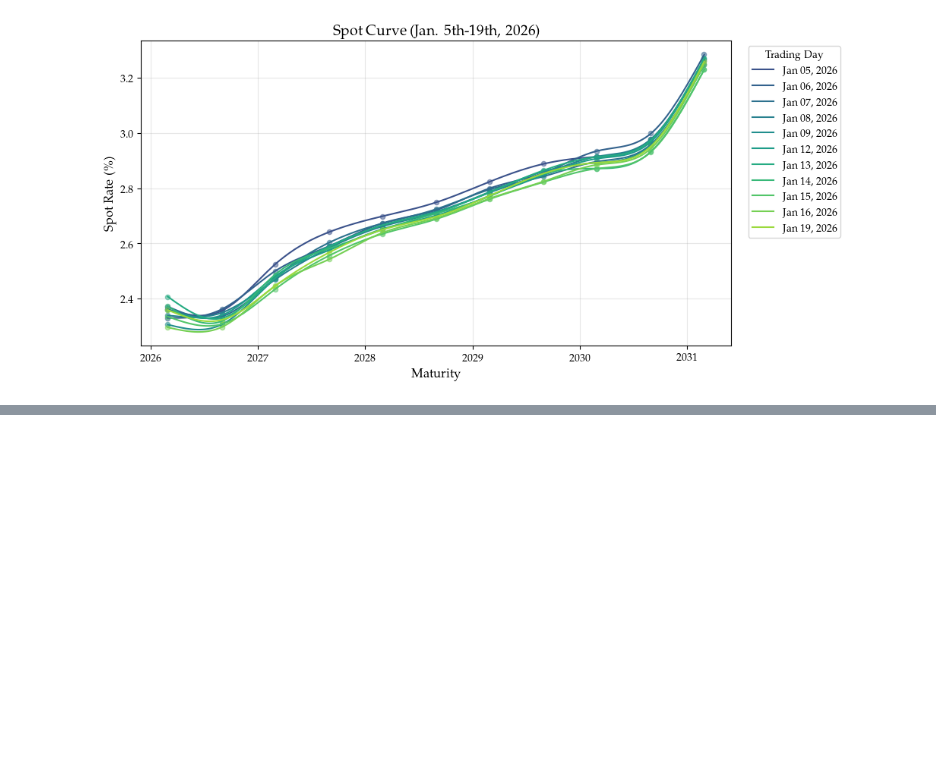
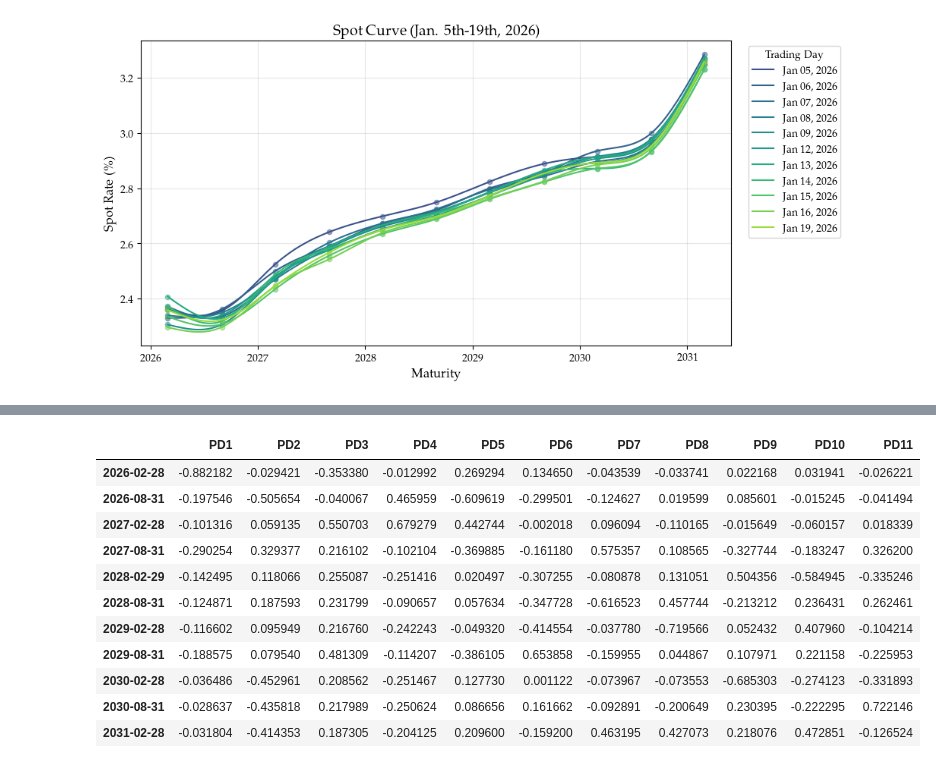
Before and after one commit to Mathewcater/MAT1856-A1, a Jupyter notebook: Assignment1.ipynb, the cells around one changed output, grey strips where cells are left out. Saved outputs shown, nothing was run; the diff lists cells and outputs as text; code cells hidden in the pictures; blank space fills up the shorter version.

```diff
--- a/Assignment1.ipynb
+++ b/Assignment1.ipynb
@@ -25,7 +27,7 @@ plt.rcParams.update({
 
 def residual(ytm, dirty_price, coupon_payment, face_value, terms_to_maturity):
 
-    """Calculate residual = dirty price - DCF(ytm)
+    """Calculate residual = Dirty price - DCF(ytm)
 
     Args:
         ytm (float): Yield to maturity as a decimal.
@@ -417,7 +443,7 @@ trading_dates = np.sort(bond_data_df["Date"].unique())
 vals = np.linspace(0.25, 0.85, len(trading_dates))
 cmap = dict(zip(trading_dates, [plt.cm.viridis(v) for v in vals]))
 
-for i, date in enumerate(bond_data_df['Date'].unique()):
+for i, date in enumerate(trading_dates):
 
     bond_subset = bond_data_df[bond_data_df['Date'] == date]
     maturities = bond_subset['Final Coupon Date']
@@ -432,7 +458,7 @@ for i, date in enumerate(bond_data_df['Date'].unique()):
 
     # Convert (smoothed) year fraction from date to corresponding maturity:
     date = pd.Timestamp(date)
-    maturity_smooth = date + pd.to_timedelta(x_smooth * 365.25, unit="D")
+    maturity_smooth = date + pd.to_timedelta(x_smooth * 365, unit="D")
 
     # Plot spot curve on given date:
     axs.scatter(maturities, y, s=20, alpha=0.5, color=cmap[date])
@@ -445,6 +471,7 @@ axs.legend(title='Trading Day', bbox_to_anchor=(1.02, 1), loc='upper left')
 axs.grid(True, alpha=0.3)
 
 plt.tight_layout()
+plt.savefig("SpotCurves.pdf", bbox_inches="tight")   # best for LaTeX
 plt.show()
 # %% [output]
 [figure]
@@ -450,0 +567,10 @@ plt.show()
+# %%
+# Create design matrices for log-returns of yield curves, spot curves, and forward curves:
+X = np.log(yield_curves[1:, :] / yield_curves[:-1, :])
+Y = np.log(spot_curves[1:, :] / spot_curves[:-1, :])
+Z = np.log(forward_curves[1:, :] / forward_curves[:-1, :])
+
+# Construct covariance and correlation matrices:
+cov_X, corr_X = np.cov(X, rowvar=False), np.corrcoef(X, rowvar=False)
+cov_Y, corr_Y = np.cov(Y, rowvar=False), np.corrcoef(Y, rowvar=False)
+cov_Z, corr_Z = np.cov(Z, rowvar=False), np.corrcoef(Z, rowvar=False)
@@ -450,0 +719,53 @@ plt.show()
+# %%
+# Get eigenvalues and eigenvectors of covariance matrices:
+cov_X_eig_vals, cov_X_eig_vecs = np.linalg.eig(cov_X)
+cov_Y_eig_vals, cov_Y_eig_vecs = np.linalg.eig(cov_Y)
+cov_Z_eig_vals, cov_Z_eig_vecs = np.linalg.eig(cov_Z)
+
+# Sort eigenvalues in descending order:
+cov_X_eig_vals = np.sort(cov_X_eig_vals)[::-1]
+cov_Y_eig_vals = np.sort(cov_Y_eig_vals)[::-1]
+cov_Z_eig_vals = np.sort(cov_Z_eig_vals)[::-1]
+
+# Get principal directions (eigenvectors sorted by descending eigenvalue):
+pd_X = cov_X_eig_vecs[:, np.argsort(cov_X_eig_vals)[::-1]]
+pd_Y = cov_Y_eig_vecs[:, np.argsort(cov_Y_eig_vals)[::-1]]
+pd_Z = cov_Z_eig_vecs[:, np.argsort(cov_Z_eig_vals)[::-1]]
+
+
+# Display principal directions and eigenvalues:
+pd_cols_XY = [f"PD{i}" for i in range(1, pd_X.shape[1] + 1)]
+pd_cols_Z  = [f"PD{i}" for i in range(1, pd_Z.shape[1] + 1)]
+
+pd_X_df = pd.DataFrame(pd_X, index=maturity_labels, columns=pd_cols_XY)
+pd_Y_df = pd.DataFrame(pd_Y, index=maturity_labels, columns=pd_cols_XY)
+pd_Z_df = pd.DataFrame(pd_Z, index=forward_labels,  columns=pd_cols_Z)
+
+eig_X_df = pd.DataFrame({"Direction": [f"PD{i}" for i in range(1, len(cov_X_eig_vals) + 1)],
+                         "Eigenvalue": cov_X_eig_vals
+                        })
+
+eig_Y_df = pd.DataFrame({"Direction": [f"PD{i}" for i in range(1, len(cov_Y_eig_vals) + 1)],
+                         "Eigenvalue": cov_Y_eig_vals
+                        })
+
+eig_Z_df = pd.DataFrame({"Direction": [f"PD{i}" for i in range(1, len(cov_Z_eig_vals) + 1)],
+                        "Eigenvalue": cov_Z_eig_vals
+                        })
+
+display(Markdown("### **Principal Directions: Yield Curve Log-Returns**"))
+display(pd_X_df.style.format("{:.6f}"))
+display(Markdown("### **Eigenvalues: Yield Curve Log-Returns Covariance Matrix**"))
+display(eig_X_df.style.format({"Eigenvalue": "{:.6f}"}))
+
+display(Markdown("### **Principal Directions: Spot Curve Log-Returns**"))
+display(pd_Y_df.style.format("{:.6f}"))
+display(Markdown("### **Eigenvalues: Spot Curve Log-Returns Covariance Matrix**"))
+display(eig_Y_df.style.format({"Eigenvalue": "{:.6f}"}))
+
+display(Markdown("### **Principal Directions: Forward Curve Log-Returns**"))
+display(pd_Z_df.style.format("{:.6f}"))
+
+display(Markdown("### **Eigenvalues: Forward Curve Log-Returns Covariance Matrix**"))
+display(eig_Z_df.style.format({"Eigenvalue": "{:.6f}"}))
+# %% [output]
@@ -450,0 +773,12 @@ plt.show()
+|  | PD1 | PD2 | PD3 | PD4 | PD5 | PD6 | PD7 | PD8 | PD9 | PD10 | PD11 |
+| 2026-02-28 | -0.882182 | -0.029421 | -0.353380 | -0.012992 | 0.269294 | 0.134650 | -0.043539 | -0.033741 | 0.022168 | 0.031941 | -0.026221 |
+| 2026-08-31 | -0.197546 | -0.505654 | -0.040067 | 0.465959 | -0.609619 | -0.299501 | -0.124627 | 0.019599 | 0.085601 | -0.015245 | -0.041494 |
+| 2027-02-28 | -0.101316 | 0.059135 | 0.550703 | 0.679279 | 0.442744 | -0.002018 | 0.096094 | -0.110165 | -0.015649 | -0.060157 | 0.018339 |
+| 2027-08-31 | -0.290254 | 0.329377 | 0.216102 | -0.102104 | -0.369885 | -0.161180 | 0.575357 | 0.108565 | -0.327744 | -0.183247 | 0.326200 |
+| 2028-02-29 | -0.142495 | 0.118066 | 0.255087 | -0.251416 | 0.020497 | -0.307255 | -0.080878 | 0.131051 | 0.504356 | -0.584945 | -0.335246 |
+| 2028-08-31 | -0.124871 | 0.187593 | 0.231799 | -0.090657 | 0.057634 | -0.347728 | -0.616523 | 0.457744 | -0.213212 | 0.236431 | 0.262461 |
+| 2029-02-28 | -0.116602 | 0.095949 | 0.216760 | -0.242243 | -0.049320 | -0.414554 | -0.037780 | -0.719566 | 0.052432 | 0.407960 | -0.104214 |
+| 2029-08-31 | -0.188575 | 0.079540 | 0.481309 | -0.114207 | -0.386105 | 0.653858 | -0.159955 | 0.044867 | 0.107971 | 0.221158 | -0.225953 |
+| 2030-02-28 | -0.036486 | -0.452961 | 0.208562 | -0.251467 | 0.127730 | 0.001122 | -0.073967 | -0.073553 | -0.685303 | -0.274123 | -0.331893 |
+| 2030-08-31 | -0.028637 | -0.435818 | 0.217989 | -0.250624 | 0.086656 | 0.161662 | -0.092891 | -0.200649 | 0.230395 | -0.222295 | 0.722146 |
+| 2031-02-28 | -0.031804 | -0.414353 | 0.187305 | -0.204125 | 0.209600 | -0.159200 | 0.463195 | 0.427073 | 0.218076 | 0.472851 | -0.126524 |
```
Also changed, not shown: parts of 24 cells of this notebook, 2 other files.
